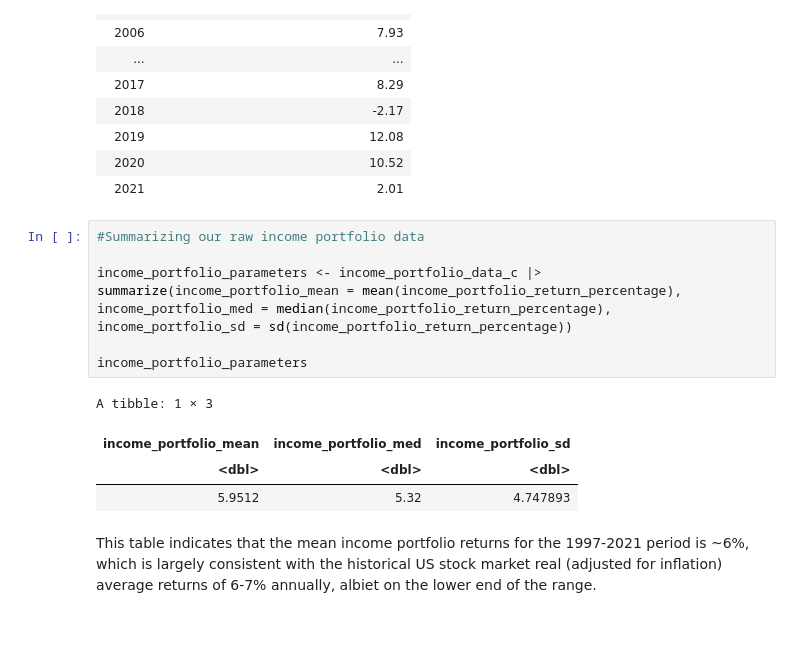
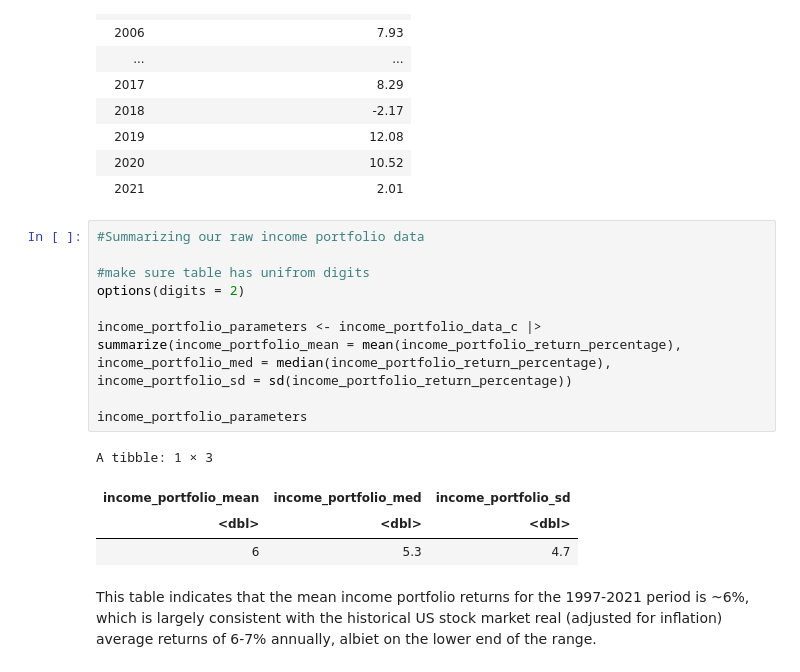
Before and after one commit to Arioniums/DSCI_100_125, a Jupyter notebook: project_group_125.ipynb, the cells around one changed output. Drawn from its saved outputs; the diff is of its cells as text; blank space fills up the shorter version.

```diff
--- a/project_group_125.ipynb
+++ b/project_group_125.ipynb
@@ -261,16 +270,19 @@ A tibble: 25 × 2
 | 2021 | 2.01 |
 # %%
 #Summarizing our raw income portfolio data
+
+#make sure table has unifrom digits
+options(digits = 2)
 
 income_portfolio_parameters <- income_portfolio_data_c |>
 summarize(income_portfolio_mean = mean(income_portfolio_return_percentage), income_portfolio_med = median(income_portfolio_return_percentage), income_portfolio_sd = sd(income_portfolio_return_percentage))
 
 income_portfolio_parameters
 # %% [output]
 A tibble: 1 × 3
 | income_portfolio_mean | income_portfolio_med | income_portfolio_sd |
 | <dbl> | <dbl> | <dbl> |
-| 5.9512 | 5.32 | 4.747893 |
+| 6 | 5.3 | 4.7 |
 # %% [markdown]
 This table indicates that the mean income portfolio returns for the 1997-2021 period is ~6%, which is largely consistent with the historical US stock market real (adjusted for inflation) average returns of 6-7% annually, albiet on the lower end of the range.
 # %%
```
Also changed, not shown: parts of 16 cells of this notebook, 1 other file.
